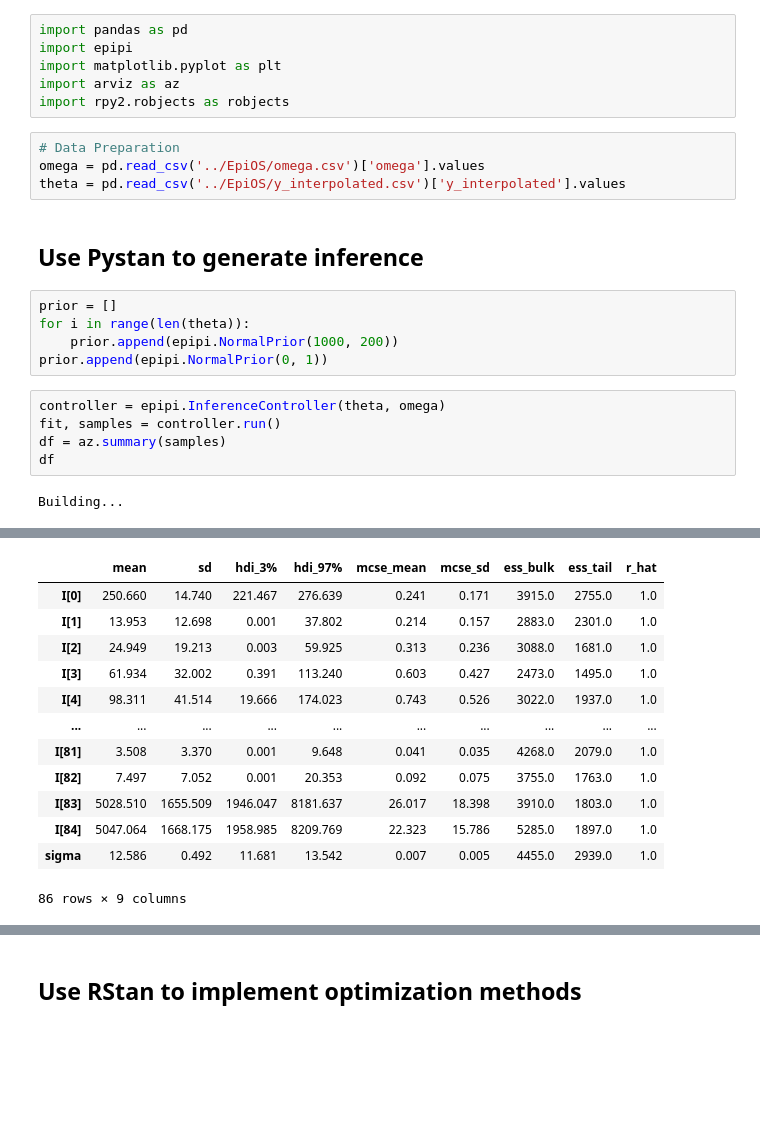
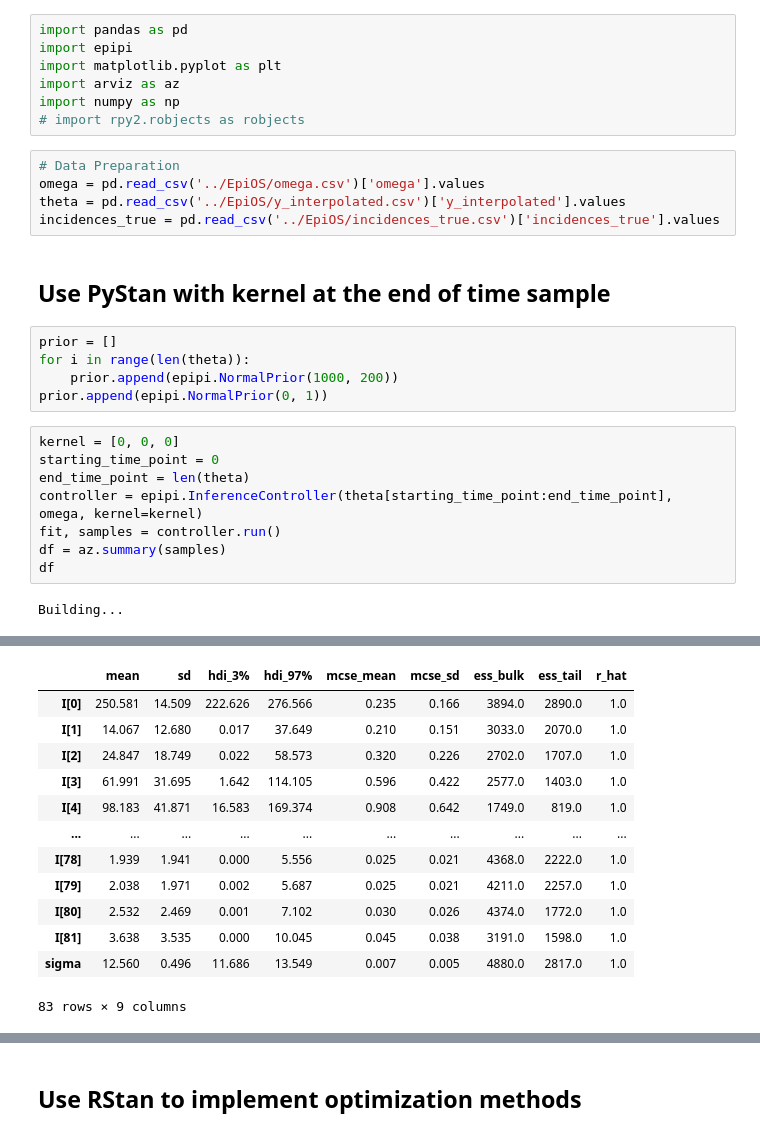
Before and after one commit to SABS-R3-Epidemiology/EpiPI, a Jupyter notebook: pipeline.ipynb, the cells around one changed output, grey strips where cells are left out. Saved outputs shown, nothing was run; the diff lists cells and outputs as text; blank space fills up the shorter version.

```diff
--- a/pipeline.ipynb
+++ b/pipeline.ipynb
@@ -3,20 +3,25 @@ import pandas as pd
 import epipi
 import matplotlib.pyplot as plt
 import arviz as az
-import rpy2.robjects as robjects
+import numpy as np
+# import rpy2.robjects as robjects
 # %%
 # Data Preparation
 omega = pd.read_csv('../EpiOS/omega.csv')['omega'].values
 theta = pd.read_csv('../EpiOS/y_interpolated.csv')['y_interpolated'].values
+incidences_true = pd.read_csv('../EpiOS/incidences_true.csv')['incidences_true'].values
-# %% [markdown]
-## Use Pystan to generate inference
+# %% [markdown]
+## Use PyStan with kernel at the end of time sample
 # %%
 prior = []
 for i in range(len(theta)):
     prior.append(epipi.NormalPrior(1000, 200))
 prior.append(epipi.NormalPrior(0, 1))
 # %%
-controller = epipi.InferenceController(theta, omega)
+kernel = [0, 0, 0]
+starting_time_point = 0
+end_time_point = len(theta)
+controller = epipi.InferenceController(theta[starting_time_point:end_time_point], omega, kernel=kernel)
 fit, samples = controller.run()
 df = az.summary(samples)
 df
@@ -40,17 +45,17 @@ Sampling:   0% (4/8000)
   If this warning occurs sporadically, such as for highly constrained variable types like covariance matrices, then the sampler is fine,
   but if this warning occurs often then your model may be either severely ill-conditioned or misspecified.
 |  | mean | sd | hdi_3% | hdi_97% | mcse_mean | mcse_sd | ess_bulk | ess_tail | r_hat |
-| I[0] | 250.660 | 14.740 | 221.467 | 276.639 | 0.241 | 0.171 | 3915.0 | 2755.0 | 1.0 |
-| I[1] | 13.953 | 12.698 | 0.001 | 37.802 | 0.214 | 0.157 | 2883.0 | 2301.0 | 1.0 |
-| I[2] | 24.949 | 19.213 | 0.003 | 59.925 | 0.313 | 0.236 | 3088.0 | 1681.0 | 1.0 |
-| I[3] | 61.934 | 32.002 | 0.391 | 113.240 | 0.603 | 0.427 | 2473.0 | 1495.0 | 1.0 |
-| I[4] | 98.311 | 41.514 | 19.666 | 174.023 | 0.743 | 0.526 | 3022.0 | 1937.0 | 1.0 |
+| I[0] | 250.581 | 14.509 | 222.626 | 276.566 | 0.235 | 0.166 | 3894.0 | 2890.0 | 1.0 |
+| I[1] | 14.067 | 12.680 | 0.017 | 37.649 | 0.210 | 0.151 | 3033.0 | 2070.0 | 1.0 |
+| I[2] | 24.847 | 18.749 | 0.022 | 58.573 | 0.320 | 0.226 | 2702.0 | 1707.0 | 1.0 |
+| I[3] | 61.991 | 31.695 | 1.642 | 114.105 | 0.596 | 0.422 | 2577.0 | 1403.0 | 1.0 |
+| I[4] | 98.183 | 41.871 | 16.583 | 169.374 | 0.908 | 0.642 | 1749.0 | 819.0 | 1.0 |
 | ... | ... | ... | ... | ... | ... | ... | ... | ... | ... |
-| I[81] | 3.508 | 3.370 | 0.001 | 9.648 | 0.041 | 0.035 | 4268.0 | 2079.0 | 1.0 |
-| I[82] | 7.497 | 7.052 | 0.001 | 20.353 | 0.092 | 0.075 | 3755.0 | 1763.0 | 1.0 |
-| I[83] | 5028.510 | 1655.509 | 1946.047 | 8181.637 | 26.017 | 18.398 | 3910.0 | 1803.0 | 1.0 |
-| I[84] | 5047.064 | 1668.175 | 1958.985 | 8209.769 | 22.323 | 15.786 | 5285.0 | 1897.0 | 1.0 |
-| sigma | 12.586 | 0.492 | 11.681 | 13.542 | 0.007 | 0.005 | 4455.0 | 2939.0 | 1.0 |
+| I[78] | 1.939 | 1.941 | 0.000 | 5.556 | 0.025 | 0.021 | 4368.0 | 2222.0 | 1.0 |
+| I[79] | 2.038 | 1.971 | 0.002 | 5.687 | 0.025 | 0.021 | 4211.0 | 2257.0 | 1.0 |
+| I[80] | 2.532 | 2.469 | 0.001 | 7.102 | 0.030 | 0.026 | 4374.0 | 1772.0 | 1.0 |
+| I[81] | 3.638 | 3.535 | 0.000 | 10.045 | 0.045 | 0.038 | 3191.0 | 1598.0 | 1.0 |
+| sigma | 12.560 | 0.496 | 11.686 | 13.549 | 0.007 | 0.005 | 4880.0 | 2817.0 | 1.0 |
-86 rows × 9 columns
+83 rows × 9 columns
 # %%
 az.plot_trace(samples)
```
Also changed, not shown: parts of 6 cells of this notebook, 2 other files.
